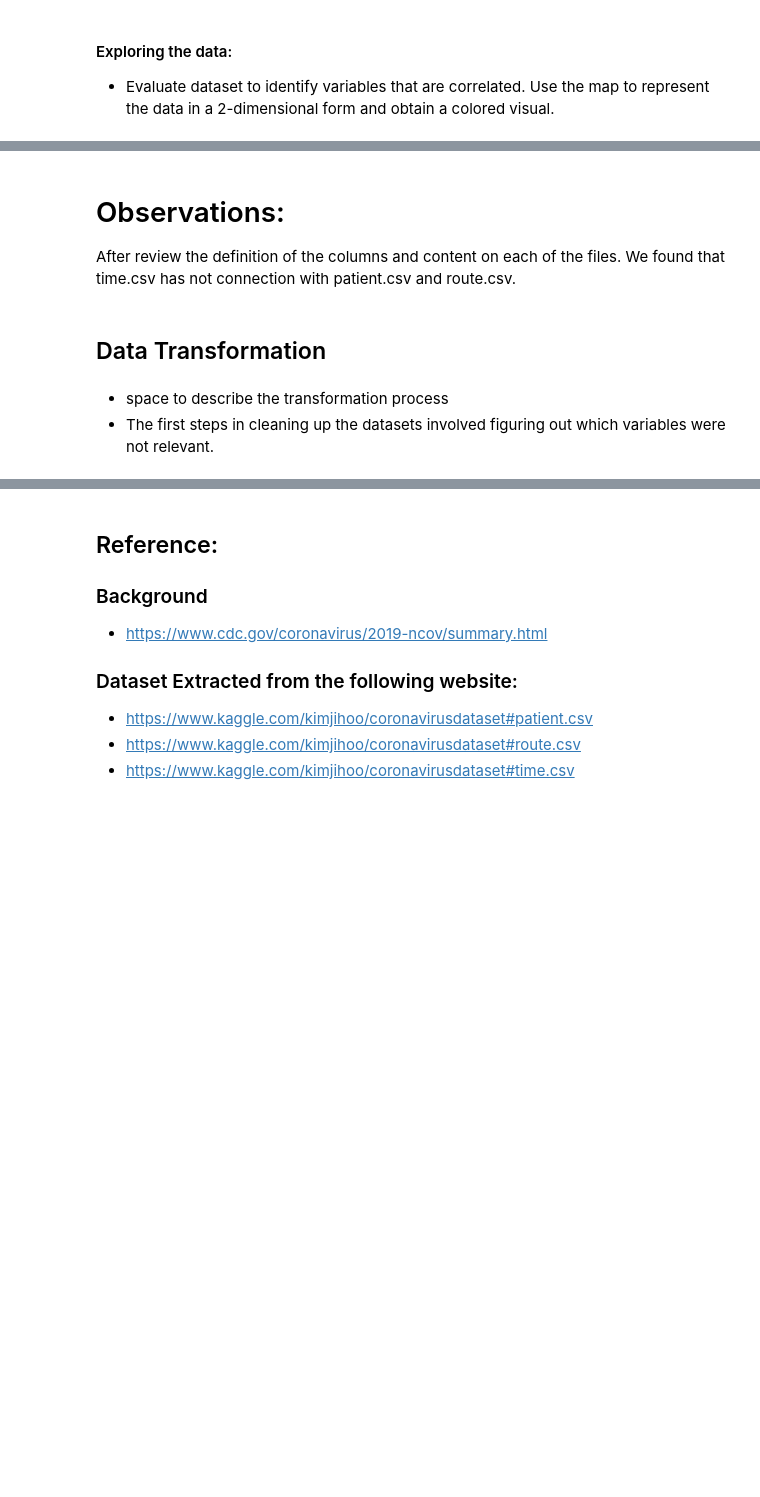
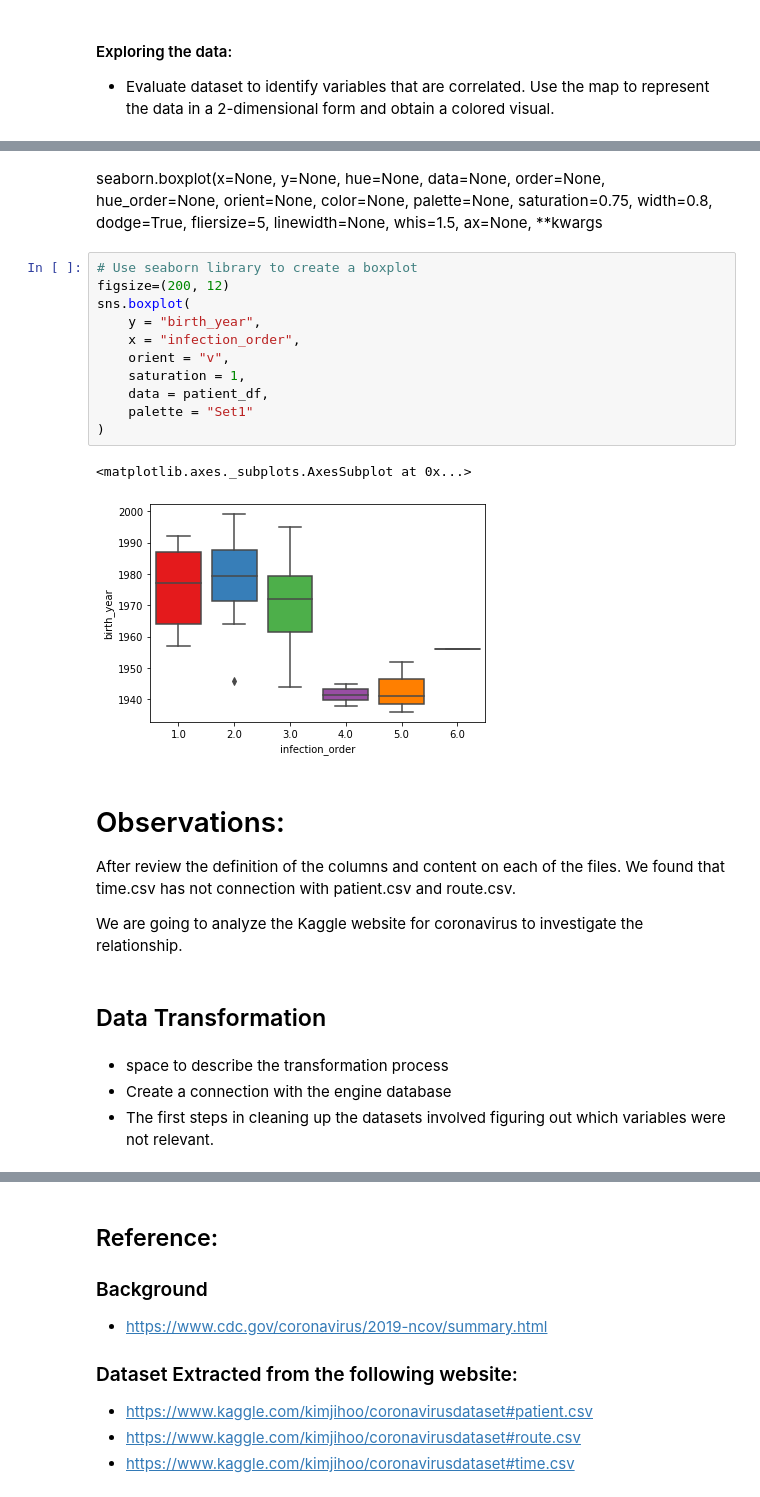
Before and after one commit to jpicca/ETL-project, a Jupyter notebook: ETL_Project_Notebook_EZJ.ipynb, the cells around one changed output, grey strips where cells are left out. Drawn from its saved outputs; the diff is of its cells as text; blank space fills up the shorter version.

```diff
--- a/ETL_Project_Notebook_EZJ.ipynb
+++ b/ETL_Project_Notebook_EZJ.ipynb
@@ -171,9 +190,29 @@ plt.show()
+# %% [markdown]
+seaborn.boxplot(x=None, y=None, hue=None, data=None, order=None,
+                hue_order=None, orient=None, color=None, palette=None, saturation=0.75, width=0.8, dodge=True, fliersize=5, linewidth=None, whis=1.5, ax=None, **kwargs
+# %%
+# Use seaborn library to create a boxplot
+figsize=(200, 12)
+sns.boxplot(
+    y = "birth_year",
+    x = "infection_order",
+    orient = "v",
+    saturation = 1,
+    data = patient_df,
+    palette = "Set1"
+)
+# %% [output]
+<matplotlib.axes._subplots.AxesSubplot at 0x...>
+[figure, added]
 # %% [markdown]
 Observations:
 ============
 After review the definition of the columns and content on each of the files. We found that time.csv has not connection with patient.csv and route.csv.
+
+We are going to analyze the Kaggle website for coronavirus to investigate the relationship.
 # %% [markdown]
 ## Data Transformation
 # %% [markdown]
 - space to describe the transformation process
+- Create a connection with the engine database
 - The first steps in cleaning up the datasets involved figuring out which variables were not relevant.
```
Also changed, not shown: parts of 37 cells of this notebook.
